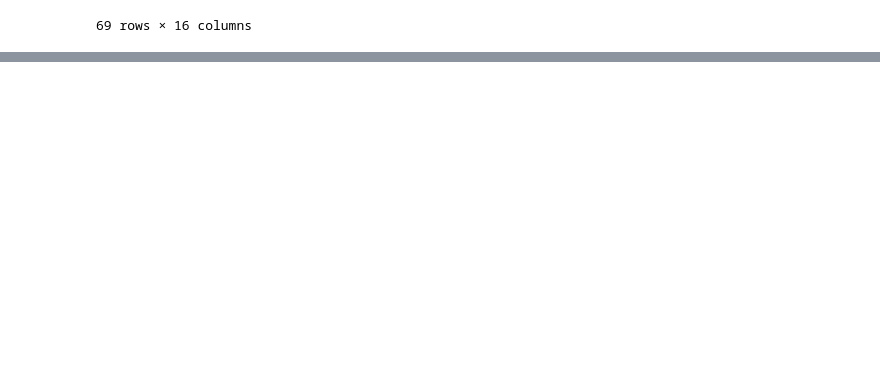
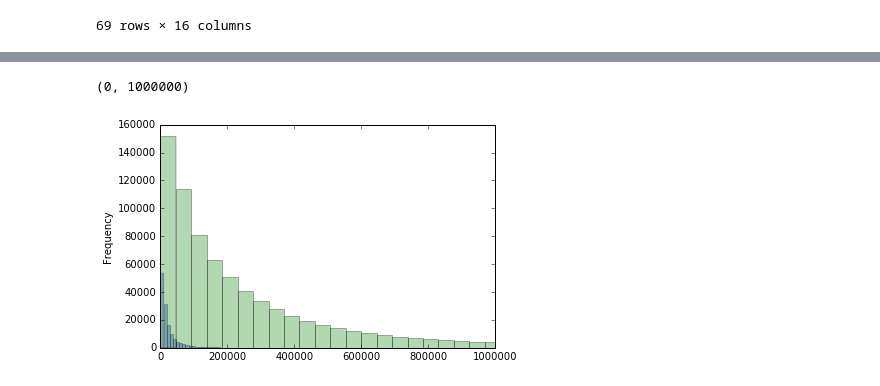
Before and after one commit to aurel1212/medicare-project, a Jupyter notebook: script/util_payments_agg_clean.ipynb, the cells around one changed output, grey strips where cells are left out. Saved outputs shown, nothing was run; the diff lists cells and outputs as text; code cells hidden in the pictures; blank space fills up the shorter version.

```diff
--- a/script/util_payments_agg_clean.ipynb
+++ b/script/util_payments_agg_clean.ipynb
@@ -957,0 +977,7 @@ df_util
+# %%
+df_util['total_submitted_charges'][df_util['pcnt_depression'].isnull()].plot(kind='hist', bins=1000, alpha=.3)
+df_util['total_submitted_charges'][df_util['pcnt_depression'].isnull()==False].plot(kind='hist', bins=1000, alpha=.3)
+plt.xlim(0,1000000)
+# %% [output]
+(0, 1000000)
+[figure, added]
```
Also changed, not shown: parts of 8 cells of this notebook, 1 other file.
